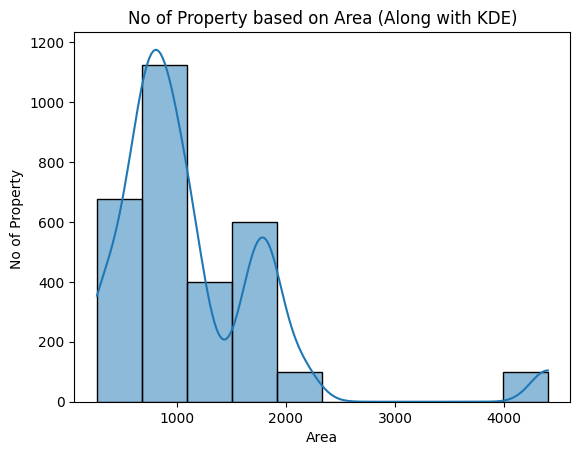
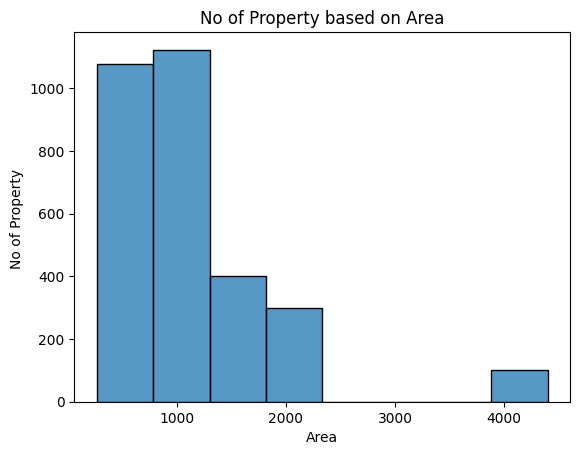
The change to this notebook cell's code, shown as a diff; its figure went from the first image to the second:
--- before
+++ after
@@ -1,4 +1,4 @@
-sns.histplot(df['area'],bins=10,kde=True)
-plt.title('No of Property based on Area (Along with KDE)')
+sns.histplot(df['area'],bins=8)
+plt.title('No of Property based on Area')
 plt.ylabel('No of Property ')
 plt.xlabel('Area')

Commit: Area fix